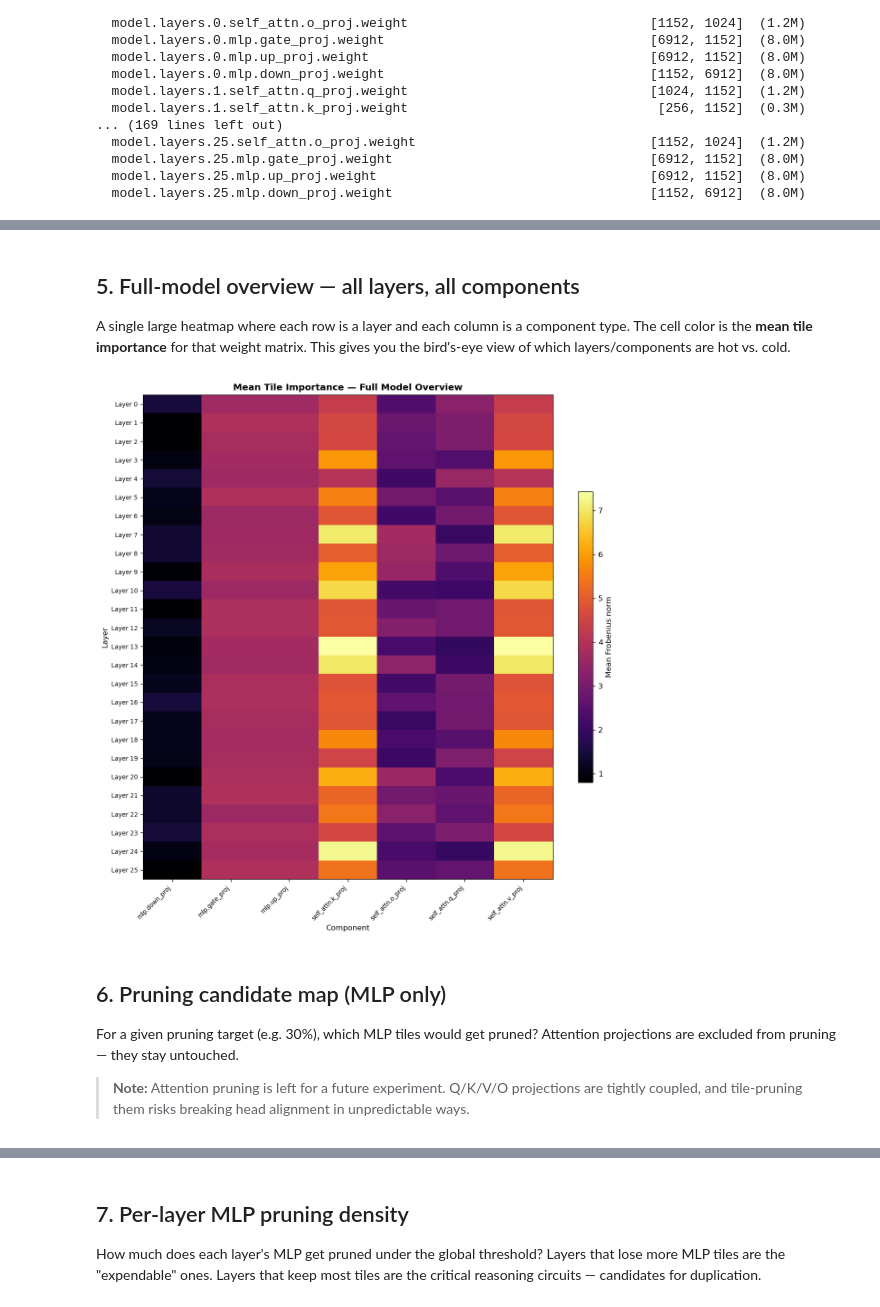
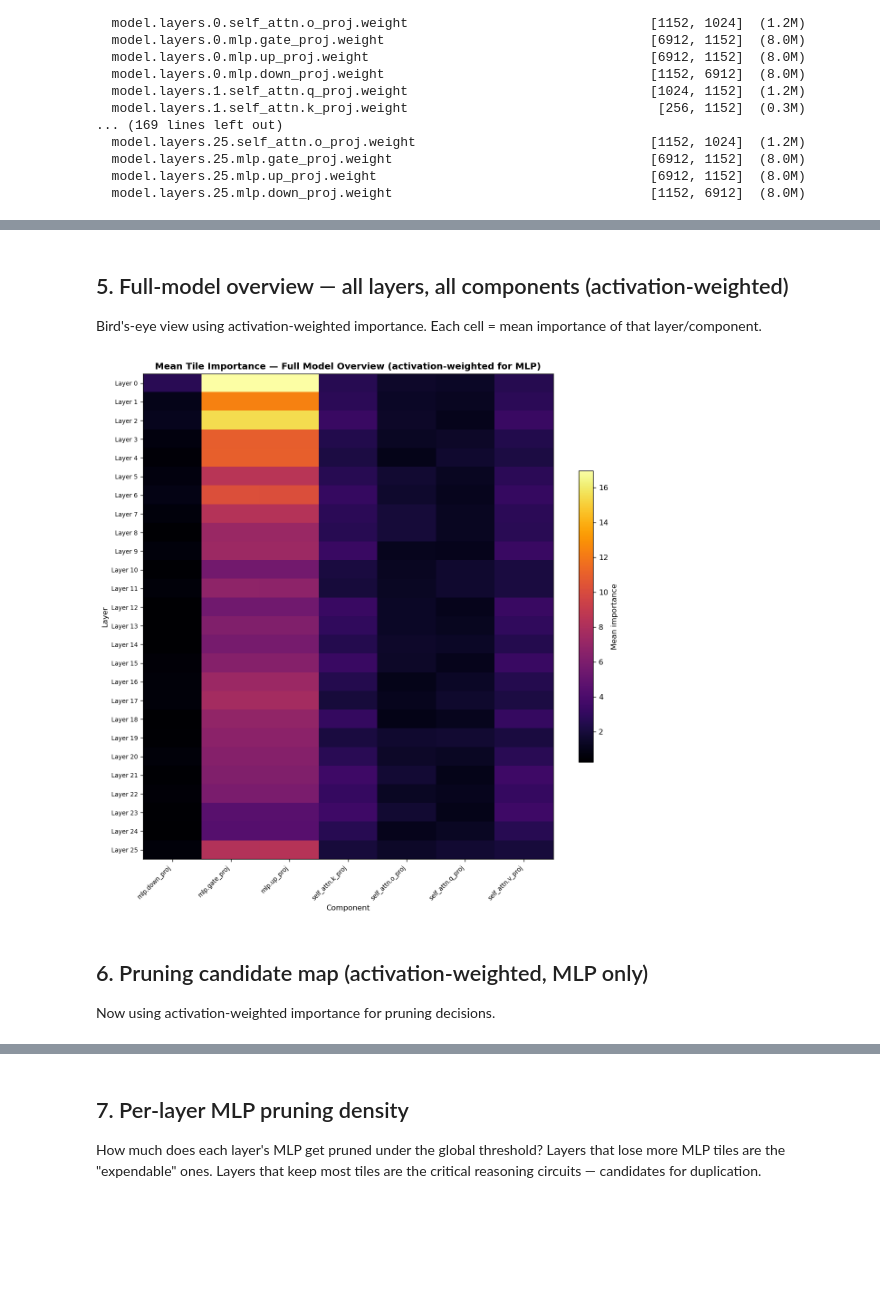
Before and after one commit to chris-redfield/brain-damage, a Jupyter notebook: visualize_importance.ipynb, the cells around one changed output, grey strips where cells are left out. Drawn from its saved outputs; the diff is of its cells as text; code cells hidden in the pictures; blank space fills up the shorter version.

```diff
--- a/visualize_importance.ipynb
+++ b/visualize_importance.ipynb
@@ -197,5 +372,5 @@ Each heatmap shows a single weight matrix. The x-axis is the input dimension (co
 # %%
-def plot_layer_heatmaps(layer_idx: int, components: dict):
+def plot_layer_heatmaps(layer_idx: int, components: dict, title_suffix=""):
     """Plot spatial heatmaps for all weight matrices in a single layer, using a grid layout."""
     n = len(components)
     ncols = min(4, n)
@@ -205,35 +380,26 @@ def plot_layer_heatmaps(layer_idx: int, components: dict):
     axes = np.atleast_2d(axes)
     axes_flat = axes.ravel()
 
-    # Hide unused axes
     for ax in axes_flat[n:]:
         ax.set_visible(False)
 
-    # Shared color scale
     all_vals = np.concatenate([m.ravel() for m in components.values()])
     vmin, vmax = np.percentile(all_vals, [2, 98])
 
     for ax, (comp_name, imp_map) in zip(axes_flat, sorted(components.items())):
-        im = ax.imshow(
-            imp_map,
-            aspect="auto",
-            cmap="inferno",
-            vmin=vmin,
-            vmax=vmax,
-            interpolation="nearest",
-        )
+        im = ax.imshow(imp_map, aspect="auto", cmap="inferno", vmin=vmin, vmax=vmax, interpolation="nearest")
         ax.set_title(comp_name, fontsize=10, fontweight="bold")
         ax.set_xlabel(f"input tiles ({imp_map.shape[1]})")
         ax.set_ylabel(f"output tiles ({imp_map.shape[0]})")
 
-    fig.suptitle(f"Layer {layer_idx} — Tile Importance (Frobenius norm)", fontsize=14, fontweight="bold", y=1.02)
-    fig.colorbar(im, ax=axes_flat[:n].tolist(), shrink=0.8, label="Frobenius norm", pad=0.02)
+    fig.suptitle(f"Layer {layer_idx} — Activation-Weighted Importance{title_suffix}", fontsize=14, fontweight="bold", y=1.02)
+    fig.colorbar(im, ax=axes_flat[:n].tolist(), shrink=0.8, label="Importance", pad=0.02)
     plt.tight_layout()
     plt.show()
 
-# Show first 3 layers, a middle layer, and the last layer
+# Show sample layers using activation-weighted maps
 sample_layers = [0, 1, 2, n_layers // 2, n_layers - 1]
 for li in sample_layers:
-    if li in layer_components:
-        plot_layer_heatmaps(li, layer_components[li])
+    if li in layer_components_actw:
+        plot_layer_heatmaps(li, layer_components_actw[li])
 # %% [output]
@@ -245,36 +411,37 @@ for li in sample_layers:
 # %% [markdown]
-## 5. Full-model overview — all layers, all components
+## 5. Full-model overview — all layers, all components (activation-weighted)
 
-A single large heatmap where each row is a layer and each column is a component type. The cell color is the **mean tile importance** for that weight matrix. This gives you the bird's-eye view of which layers/components are hot vs. cold.
+Bird's-eye view using activation-weighted importance. Each cell = mean importance of that layer/component.
 # %%
-# Build the overview matrix: rows = layers, cols = component types
+# Build overview using activation-weighted maps (MLP only has actw, attn uses raw)
 all_comp_names = sorted(set(c for comps in layer_components.values() for c in comps))
 overview = np.zeros((n_layers, len(all_comp_names)))
 
 for li in range(n_layers):
     for ci, comp_name in enumerate(all_comp_names):
-        if comp_name in layer_components[li]:
+        # Use activation-weighted if available (MLP), else raw (attention)
+        if comp_name in layer_components_actw.get(li, {}):
+            overview[li, ci] = layer_components_actw[li][comp_name].mean()
+        elif comp_name in layer_components[li]:
             overview[li, ci] = layer_components[li][comp_name].mean()
 
 fig, ax = plt.subplots(figsize=(max(8, len(all_comp_names) * 1.5), max(8, n_layers * 0.4)))
 im = ax.imshow(overview, aspect="auto", cmap="inferno", interpolation="nearest")
 
 ax.set_xticks(range(len(all_comp_names)))
 ax.set_xticklabels(all_comp_names, rotation=45, ha="right", fontsize=8)
 ax.set_yticks(range(n_layers))
 ax.set_yticklabels([f"Layer {i}" for i in range(n_layers)], fontsize=8)
 ax.set_xlabel("Component")
 ax.set_ylabel("Layer")
-ax.set_title("Mean Tile Importance — Full Model Overview", fontweight="bold")
-fig.colorbar(im, ax=ax, shrink=0.6, label="Mean Frobenius norm")
+ax.set_title("Mean Tile Importance — Full Model Overview (activation-weighted for MLP)", fontweight="bold")
+fig.colorbar(im, ax=ax, shrink=0.6, label="Mean importance")
 plt.tight_layout()
 plt.show()
 # %% [output]
-[figure, old version]
+[figure, new version]
 # %% [markdown]
-## 6. Pruning candidate map (MLP only)
+## 6. Pruning candidate map (activation-weighted, MLP only)
 
-For a given pruning target (e.g. 30%), which MLP tiles would get pruned? Attention projections are excluded from pruning — they stay untouched.
-
-> **Note:** Attention pruning is left for a future experiment. Q/K/V/O projections are tightly coupled, and tile-pruning them risks breaking head alignment in unpredictable ways.
+Now using activation-weighted importance for pruning decisions.
 # %%
```
Also changed, not shown: parts of 22 cells of this notebook, 15 other files.
